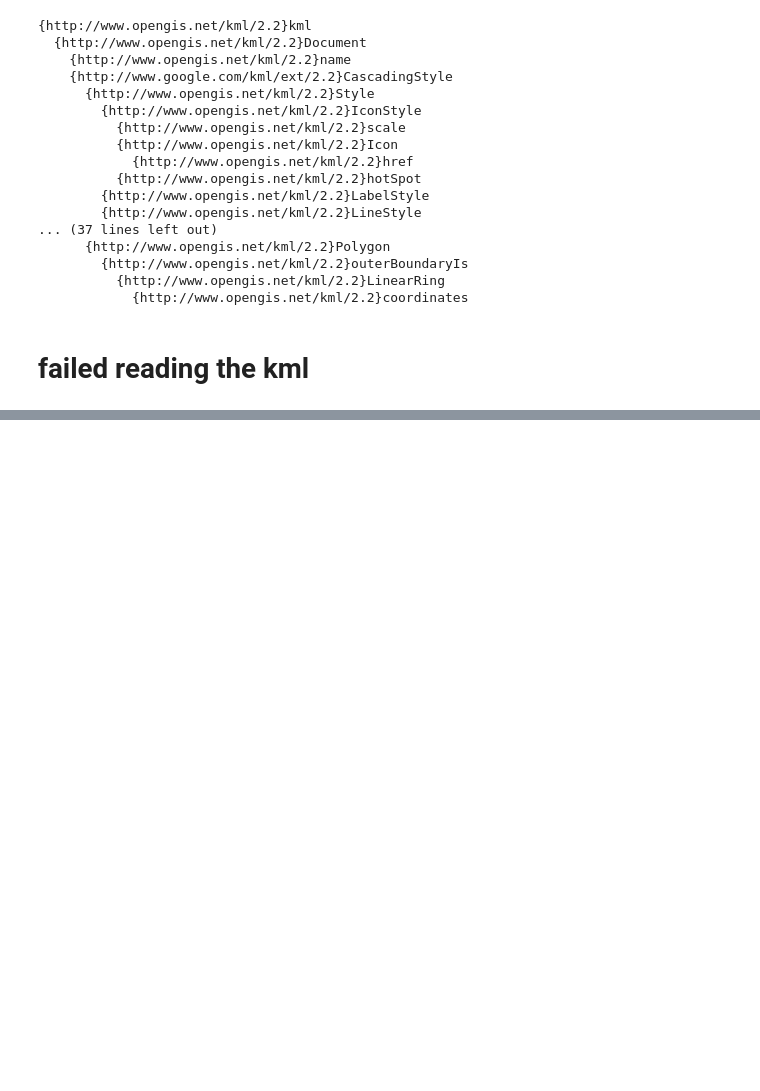
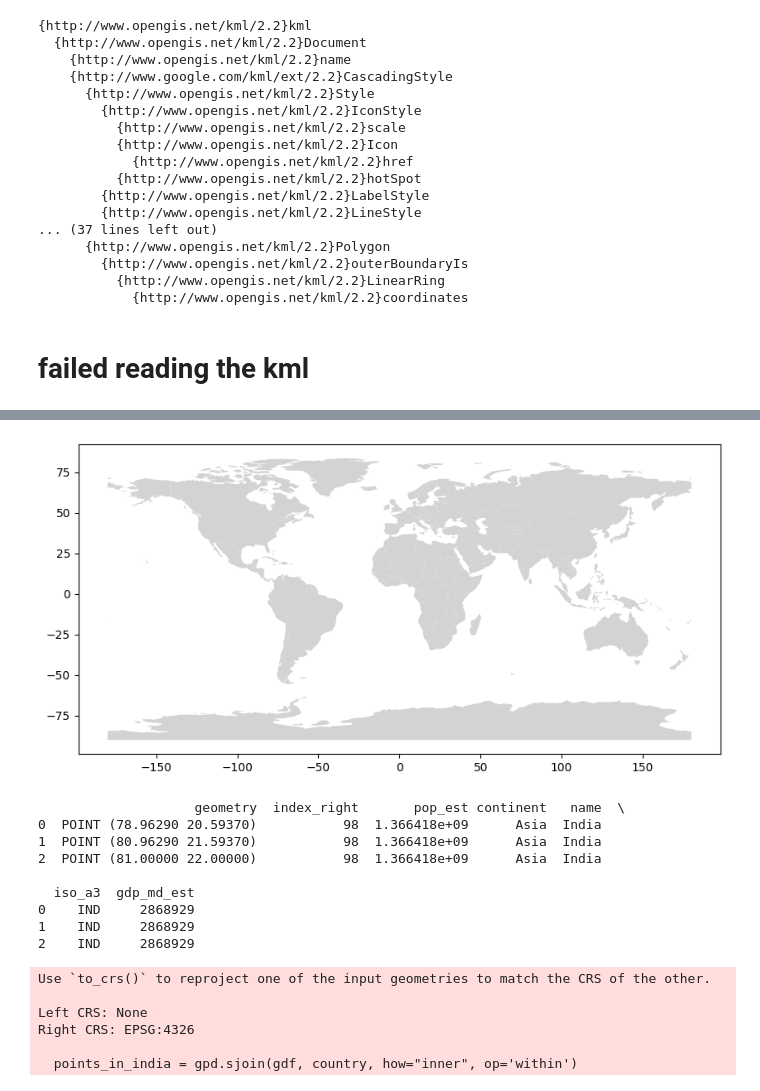
Before and after one commit to sonjaove/ML-hands-on, a Jupyter notebook: course_work/crown/processing/reading_kml.ipynb, the cells around one changed output, grey strips where cells are left out. Drawn from its saved outputs; the diff is of its cells as text; code cells hidden in the pictures; blank space fills up the shorter version.

Commit message:
only in need of the imerge data

```diff
--- a/course_work/crown/processing/reading_kml.ipynb
+++ b/course_work/crown/processing/reading_kml.ipynb
@@ -110,0 +137,48 @@ print_kml_structure(root)
+# %%
+import geopandas as gpd
+import matplotlib.pyplot as plt
+
+# Load the world map dataset
+world = gpd.read_file(gpd.datasets.get_path('naturalearth_lowres'))
+
+# Plot the world map with the points
+fig, ax = plt.subplots(figsize=(10, 10))
+world.plot(ax=ax, color='lightgray')
+plt.show()
+
+# Define the gdf with some example points (you should replace this with your actual data)
+# Example: creating some points within the bounding box of India
+from shapely.geometry import Point
+
+points = [
+    Point(78.9629, 20.5937),  # This is within India's bounding box
+    Point(80.9629, 21.5937),  # This is within India's bounding box
+    Point(81.0, 22.0)  # This is within India's bounding box
+]
+gdf = gpd.GeoDataFrame(geometry=points)
+
+# Select a specific country
+country = world[world.name == "India"]
+
+# Perform a spatial join to find points within the country
+points_in_india = gpd.sjoin(gdf, country, how="inner", op='within')
+
+# Display the resulting points
+print(points_in_india)
+# %% [output]
+[figure, added]
+                    geometry  index_right       pop_est continent   name  \
+0  POINT (78.96290 20.59370)           98  1.366418e+09      Asia  India
+1  POINT (80.96290 21.59370)           98  1.366418e+09      Asia  India
+2  POINT (81.00000 22.00000)           98  1.366418e+09      Asia  India
+
+  iso_a3  gdp_md_est
+0    IND     2868929
+1    IND     2868929
+2    IND     2868929
+Use `to_crs()` to reproject one of the input geometries to match the CRS of the other.
+
+Left CRS: None
+Right CRS: EPSG:4326
+
+  points_in_india = gpd.sjoin(gdf, country, how="inner", op='within')
```
Also changed, not shown: parts of 7 cells of this notebook, 5 other files.
